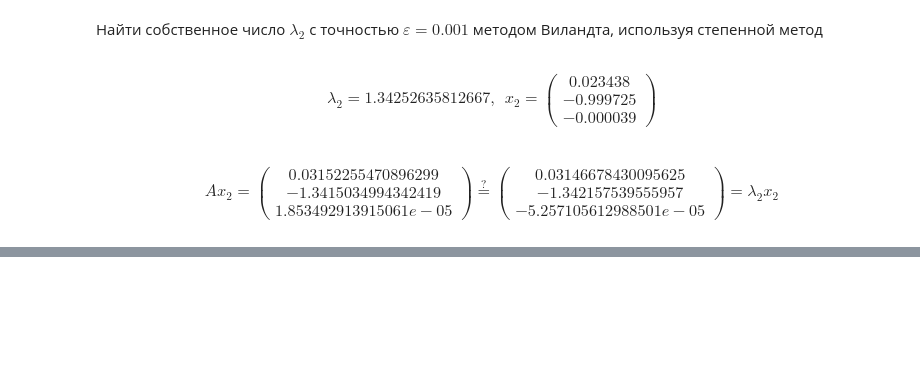
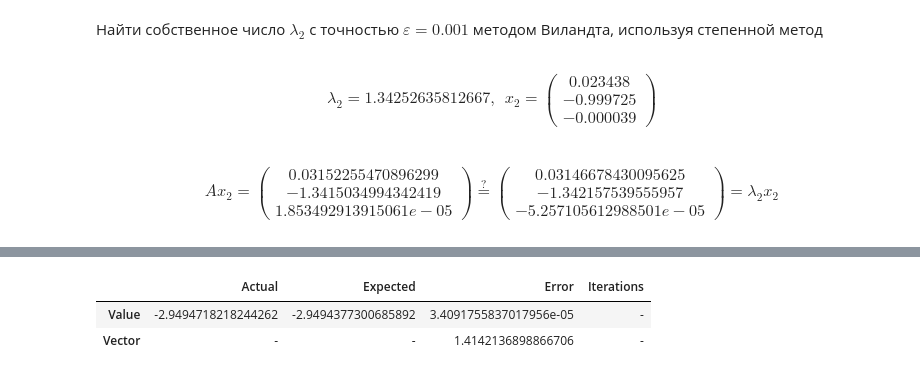
Before and after one commit to astatochek/mm-computational-workshop, a Jupyter notebook: 5-semester/3. 4. Eigenvalues/note.ipynb, the cells around one changed output, grey strips where cells are left out. Drawn from its saved outputs; the diff is of its cells as text; code cells hidden in the pictures; blank space fills up the shorter version.

```diff
--- a/5-semester/3. 4. Eigenvalues/note.ipynb
+++ b/5-semester/3. 4. Eigenvalues/note.ipynb
@@ -470,0 +497,21 @@ df
+# %%
+# TODO: фиксить надо Эйткена, потому что он не работает нормально
+def aitken(
+    val1: Union[float, matrix],
+    val2: Union[float, matrix],
+    val3: Union[float, matrix],
+    n: int = n
+) -> Union[float, matrix]:
+    if isinstance(val1, float):
+        return (val3 * val1 - val2**2) / (val3 - 2 * val2 + val1)
+    elif isinstance(val1, np.ndarray):
+        Y = matrix(np.zeros((n, 1)))
+        for i in range(n):
+            Y[i][0] = (val3[i][0] * val1[i][0] - val2[i][0]**2) / (val3[i][0] - 2 * val2[i][0] + val1[i][0])
+        Y /= Y.norm()
+        return Y
+
+aitken_val = aitken(*tuple(intermediate_results['Scalar Method']['Intermediate Values']))
+aitken_vec = aitken(*tuple(intermediate_results['Scalar Method']['Intermediate Columns']))
+
+visualize_results(1, aitken_val, aitken_vec)
@@ -470,0 +529,7 @@ df
+# %%
+df = get_data_frame(aitken_val, aitken_vec, '-', index_of_max)
+df
+# %% [output]
+|  | Actual | Expected | Error | Iterations |
+| Value | -2.9494718218244262 | -2.9494377300685892 | 3.4091755837017956e-05 | - |
+| Vector | - | - | 1.4142136898866706 | - |
```
Also changed, not shown: parts of 11 cells of this notebook.
